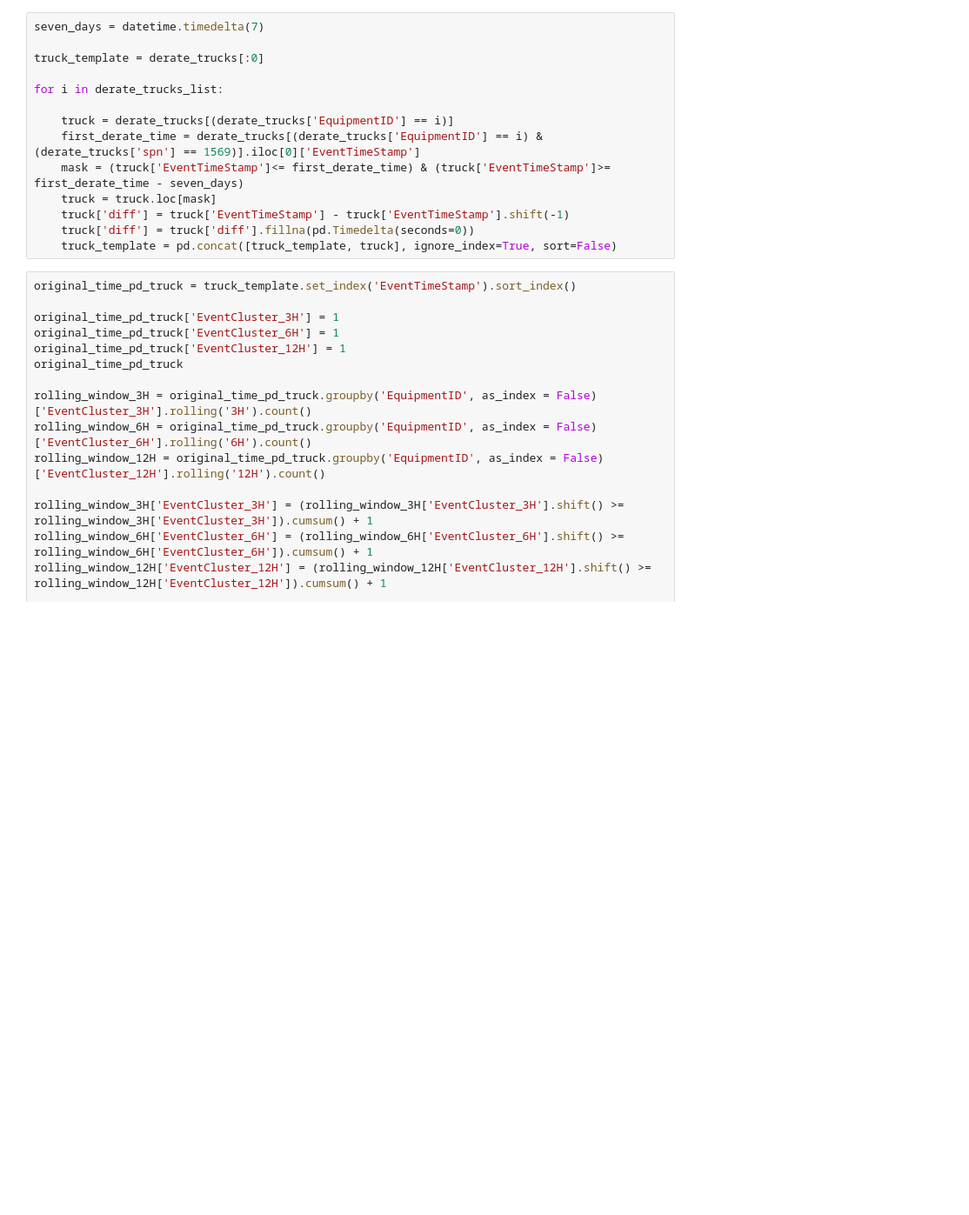
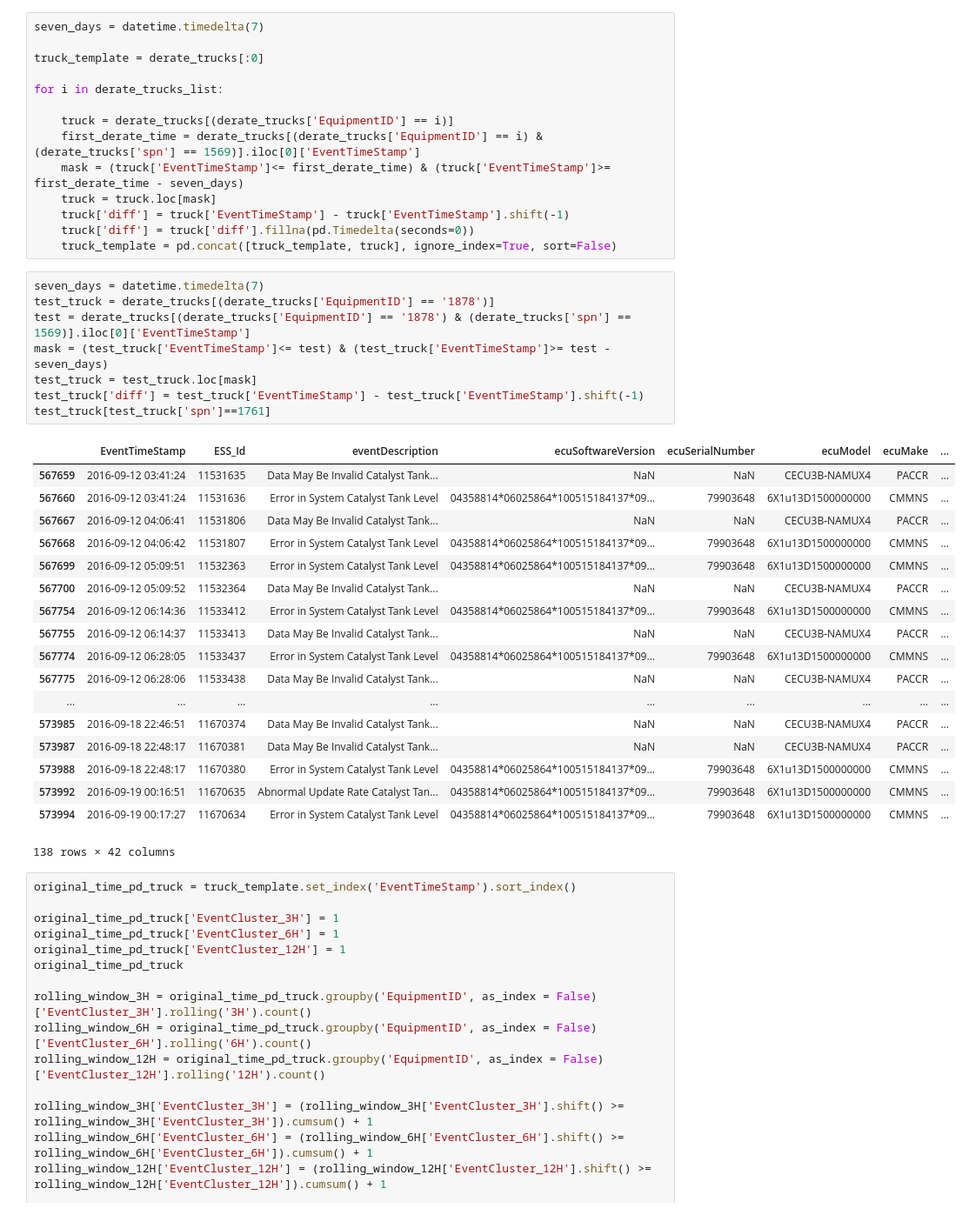
Before and after one commit to nss-data-science-cohort-5/big_g_express-the-index-out-of-rangers, a Jupyter notebook: notebooks/EDA_rolling.ipynb, the cells around one changed output. Shown at 87% size. Drawn from its saved outputs; the diff is of its cells as text; blank space fills up the shorter version.

```diff
--- a/notebooks/EDA_rolling.ipynb
+++ b/notebooks/EDA_rolling.ipynb
@@ -170,6 +174,33 @@ for i in derate_trucks_list:
     truck['diff'] = truck['EventTimeStamp'] - truck['EventTimeStamp'].shift(-1)
     truck['diff'] = truck['diff'].fillna(pd.Timedelta(seconds=0))
     truck_template = pd.concat([truck_template, truck], ignore_index=True, sort=False)
+# %%
+seven_days = datetime.timedelta(7)
+test_truck = derate_trucks[(derate_trucks['EquipmentID'] == '1878')]
+test = derate_trucks[(derate_trucks['EquipmentID'] == '1878') & (derate_trucks['spn'] == 1569)].iloc[0]['EventTimeStamp']
+mask = (test_truck['EventTimeStamp']<= test) & (test_truck['EventTimeStamp']>= test - seven_days)
+test_truck = test_truck.loc[mask]
+test_truck['diff'] = test_truck['EventTimeStamp'] - test_truck['EventTimeStamp'].shift(-1)
+test_truck[test_truck['spn']==1761]
+# %% [output]
+|  | EventTimeStamp | ESS_Id | eventDescription | ecuSoftwareVersion | ecuSerialNumber | ecuModel | ecuMake | ... |
+| 567659 | 2016-09-12 03:41:24 | 11531635 | Data May Be Invalid Catalyst Tank... | NaN | NaN | CECU3B-NAMUX4 | PACCR | ... |
+| 567660 | 2016-09-12 03:41:24 | 11531636 | Error in System Catalyst Tank Level | 04358814*06025864*100515184137*09... | 79903648 | 6X1u13D1500000000 | CMMNS | ... |
+| 567667 | 2016-09-12 04:06:41 | 11531806 | Data May Be Invalid Catalyst Tank... | NaN | NaN | CECU3B-NAMUX4 | PACCR | ... |
+| 567668 | 2016-09-12 04:06:42 | 11531807 | Error in System Catalyst Tank Level | 04358814*06025864*100515184137*09... | 79903648 | 6X1u13D1500000000 | CMMNS | ... |
+| 567699 | 2016-09-12 05:09:51 | 11532363 | Error in System Catalyst Tank Level | 04358814*06025864*100515184137*09... | 79903648 | 6X1u13D1500000000 | CMMNS | ... |
+| 567700 | 2016-09-12 05:09:52 | 11532364 | Data May Be Invalid Catalyst Tank... | NaN | NaN | CECU3B-NAMUX4 | PACCR | ... |
+| 567754 | 2016-09-12 06:14:36 | 11533412 | Error in System Catalyst Tank Level | 04358814*06025864*100515184137*09... | 79903648 | 6X1u13D1500000000 | CMMNS | ... |
+| 567755 | 2016-09-12 06:14:37 | 11533413 | Data May Be Invalid Catalyst Tank... | NaN | NaN | CECU3B-NAMUX4 | PACCR | ... |
+| 567774 | 2016-09-12 06:28:05 | 11533437 | Error in System Catalyst Tank Level | 04358814*06025864*100515184137*09... | 79903648 | 6X1u13D1500000000 | CMMNS | ... |
+| 567775 | 2016-09-12 06:28:06 | 11533438 | Data May Be Invalid Catalyst Tank... | NaN | NaN | CECU3B-NAMUX4 | PACCR | ... |
+| ... | ... | ... | ... | ... | ... | ... | ... | ... |
+| 573985 | 2016-09-18 22:46:51 | 11670374 | Data May Be Invalid Catalyst Tank... | NaN | NaN | CECU3B-NAMUX4 | PACCR | ... |
+| 573987 | 2016-09-18 22:48:17 | 11670381 | Data May Be Invalid Catalyst Tank... | NaN | NaN | CECU3B-NAMUX4 | PACCR | ... |
+| 573988 | 2016-09-18 22:48:17 | 11670380 | Error in System Catalyst Tank Level | 04358814*06025864*100515184137*09... | 79903648 | 6X1u13D1500000000 | CMMNS | ... |
+| 573992 | 2016-09-19 00:16:51 | 11670635 | Abnormal Update Rate Catalyst Tan... | 04358814*06025864*100515184137*09... | 79903648 | 6X1u13D1500000000 | CMMNS | ... |
+| 573994 | 2016-09-19 00:17:27 | 11670634 | Error in System Catalyst Tank Level | 04358814*06025864*100515184137*09... | 79903648 | 6X1u13D1500000000 | CMMNS | ... |
+138 rows × 42 columns
 # %%
 original_time_pd_truck = truck_template.set_index('EventTimeStamp').sort_index()
 
```
Also changed, not shown: parts of 13 cells of this notebook, 1 other file.
